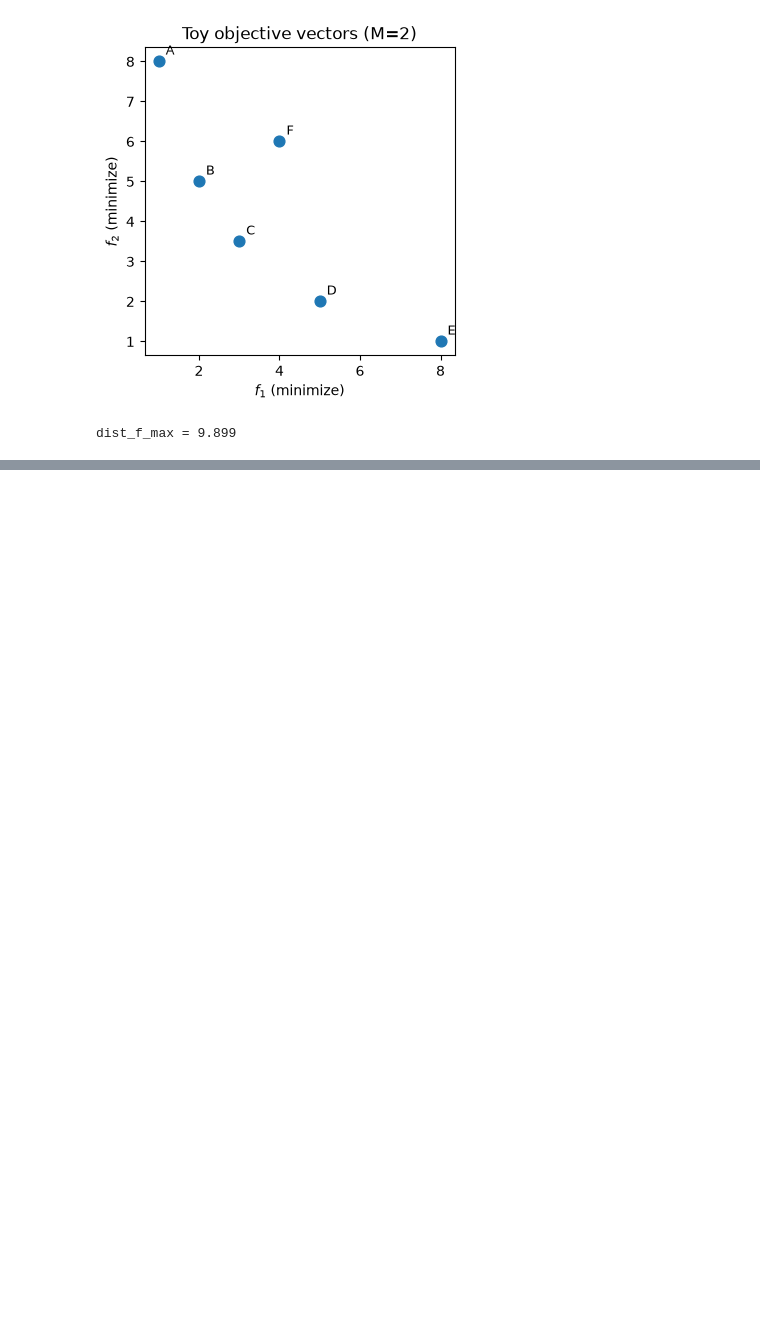
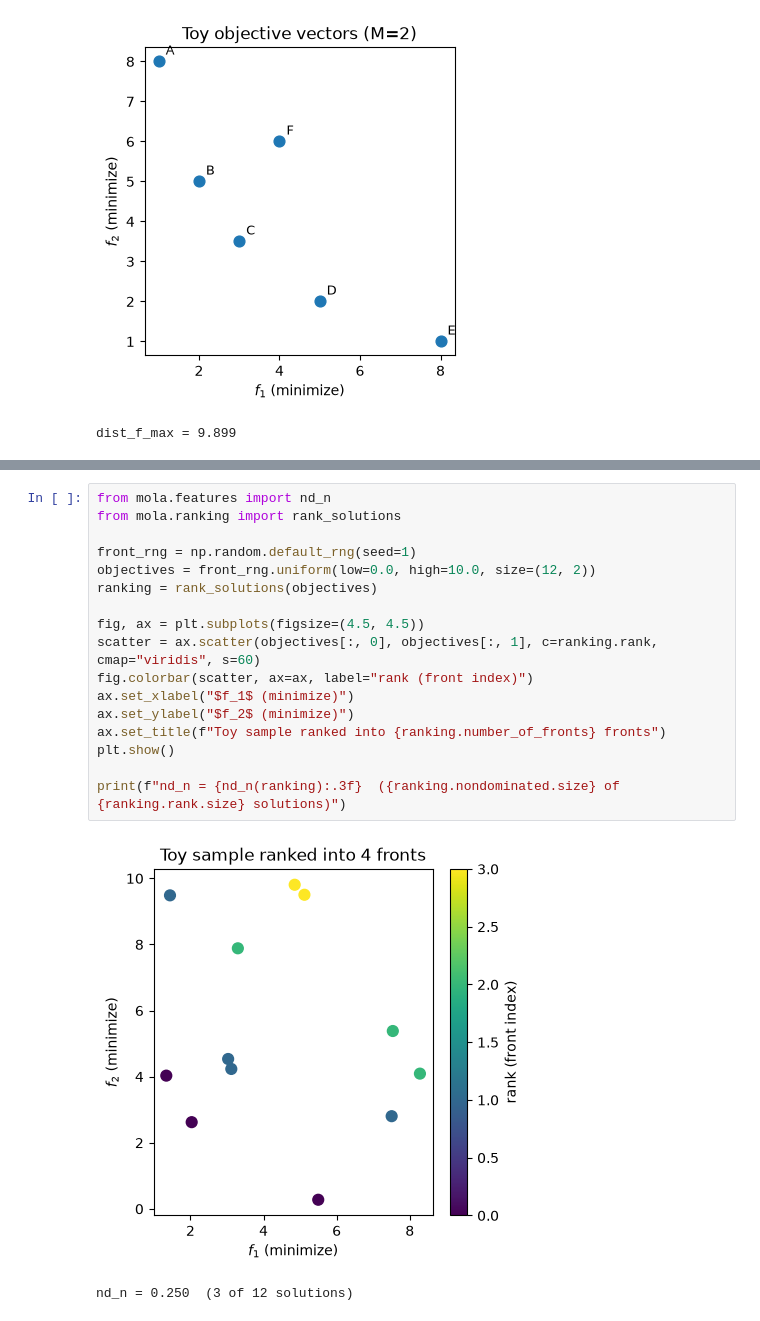
Before and after one commit to ajnebro/MOLA, a Jupyter notebook: notebooks/global.ipynb, the cells around one changed output, grey strips where cells are left out. Cells and saved outputs as stored; diff of their text form; blank space fills up the shorter version.

```diff
--- a/notebooks/global.ipynb
+++ b/notebooks/global.ipynb
@@ -105,0 +112,20 @@ dist_f_max = 9.899
+# %%
+from mola.features import nd_n
+from mola.ranking import rank_solutions
+
+front_rng = np.random.default_rng(seed=1)
+objectives = front_rng.uniform(low=0.0, high=10.0, size=(12, 2))
+ranking = rank_solutions(objectives)
+
+fig, ax = plt.subplots(figsize=(4.5, 4.5))
+scatter = ax.scatter(objectives[:, 0], objectives[:, 1], c=ranking.rank, cmap="viridis", s=60)
+fig.colorbar(scatter, ax=ax, label="rank (front index)")
+ax.set_xlabel("$f_1$ (minimize)")
+ax.set_ylabel("$f_2$ (minimize)")
+ax.set_title(f"Toy sample ranked into {ranking.number_of_fronts} fronts")
+plt.show()
+
+print(f"nd_n = {nd_n(ranking):.3f}  ({ranking.nondominated.size} of {ranking.rank.size} solutions)")
+# %% [output]
+[figure, added]
+nd_n = 0.250  (3 of 12 solutions)
```
Also changed, not shown: parts of 3 cells of this notebook, 3 other files.
